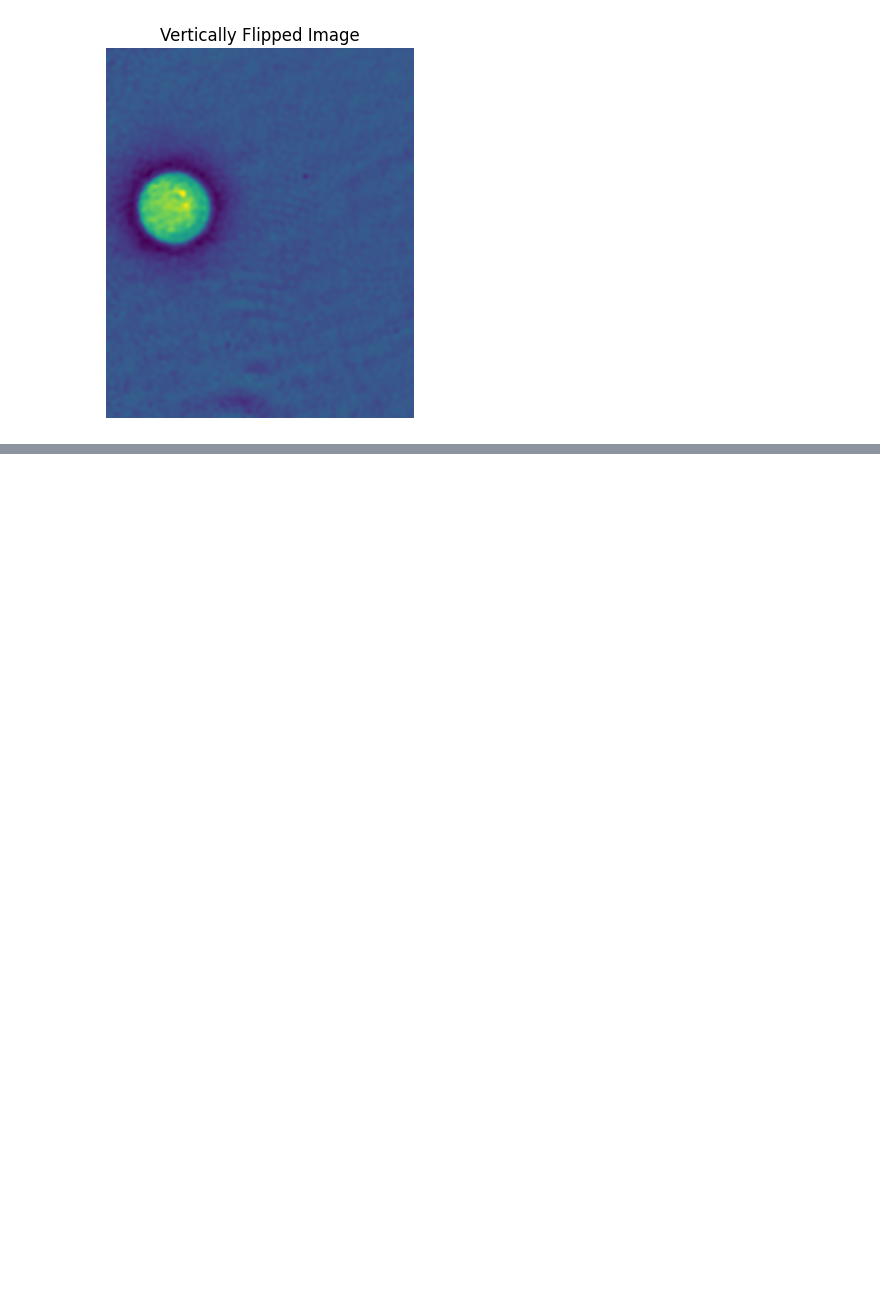
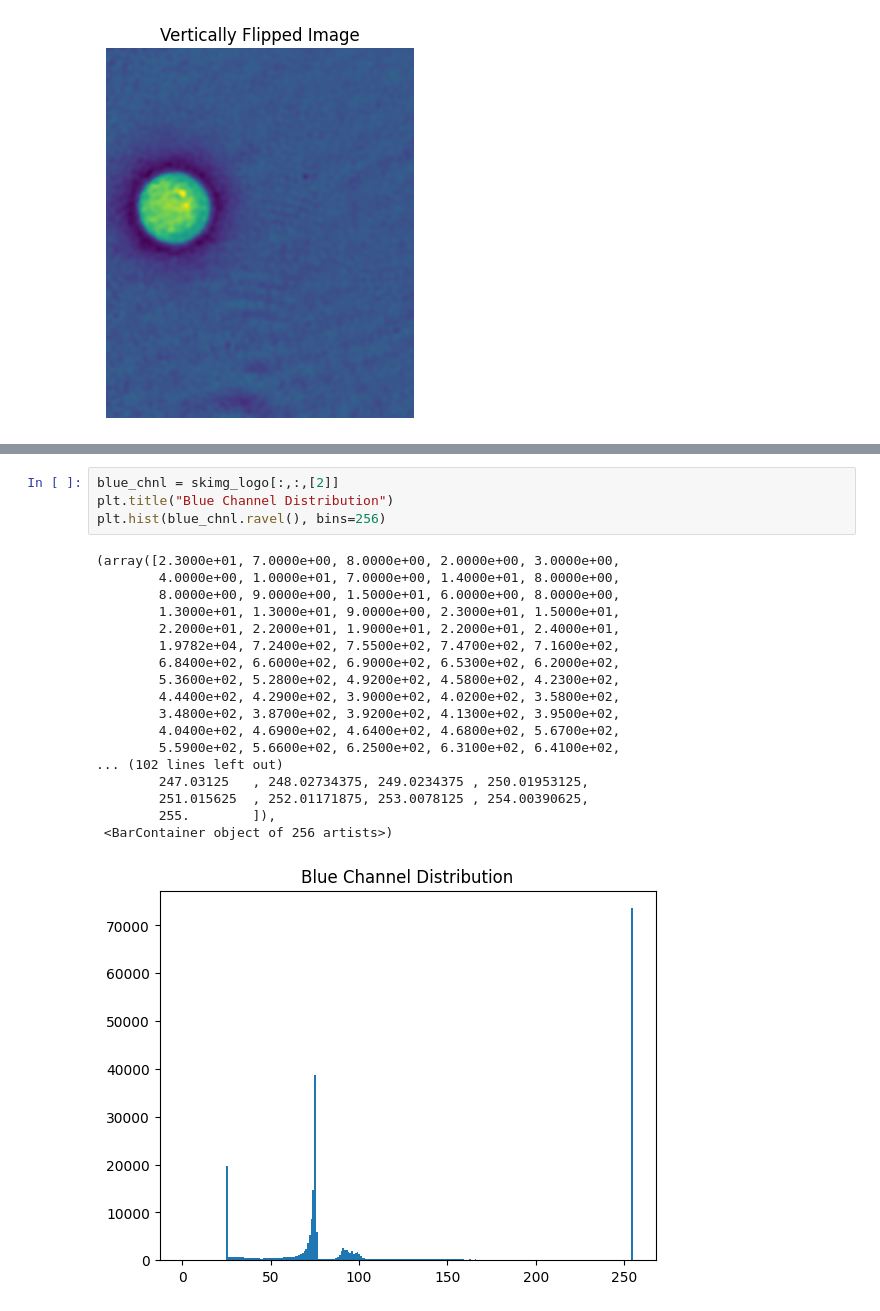
Before and after one commit to r-leyshon/image-processing, a Jupyter notebook: scikit-image/image-processing-with-skimage/01.intro.ipynb, the cells around one changed output, grey strips where cells are left out. Cells and saved outputs as stored; diff of their text form; blank space fills up the shorter version.

```diff
--- a/scikit-image/image-processing-with-skimage/01.intro.ipynb
+++ b/scikit-image/image-processing-with-skimage/01.intro.ipynb
@@ -68,0 +132,23 @@ plt.imshow(vert_flip_cell)
+# %%
+blue_chnl = skimg_logo[:,:,[2]]
+plt.title("Blue Channel Distribution")
+plt.hist(blue_chnl.ravel(), bins=256)
+# %% [output]
+(array([2.3000e+01, 7.0000e+00, 8.0000e+00, 2.0000e+00, 3.0000e+00,
+        4.0000e+00, 1.0000e+01, 7.0000e+00, 1.4000e+01, 8.0000e+00,
+        8.0000e+00, 9.0000e+00, 1.5000e+01, 6.0000e+00, 8.0000e+00,
+        1.3000e+01, 1.3000e+01, 9.0000e+00, 2.3000e+01, 1.5000e+01,
+        2.2000e+01, 2.2000e+01, 1.9000e+01, 2.2000e+01, 2.4000e+01,
+        1.9782e+04, 7.2400e+02, 7.5500e+02, 7.4700e+02, 7.1600e+02,
+        6.8400e+02, 6.6000e+02, 6.9000e+02, 6.5300e+02, 6.2000e+02,
+        5.3600e+02, 5.2800e+02, 4.9200e+02, 4.5800e+02, 4.2300e+02,
+        4.4400e+02, 4.2900e+02, 3.9000e+02, 4.0200e+02, 3.5800e+02,
+        3.4800e+02, 3.8700e+02, 3.9200e+02, 4.1300e+02, 3.9500e+02,
+        4.0400e+02, 4.6900e+02, 4.6400e+02, 4.6800e+02, 5.6700e+02,
+        5.5900e+02, 5.6600e+02, 6.2500e+02, 6.3100e+02, 6.4100e+02,
+... (102 lines left out)
+        247.03125   , 248.02734375, 249.0234375 , 250.01953125,
+        251.015625  , 252.01171875, 253.0078125 , 254.00390625,
+        255.        ]),
+ <BarContainer object of 256 artists>)
+[figure, added]
```
Also changed, not shown: parts of 5 cells of this notebook.
